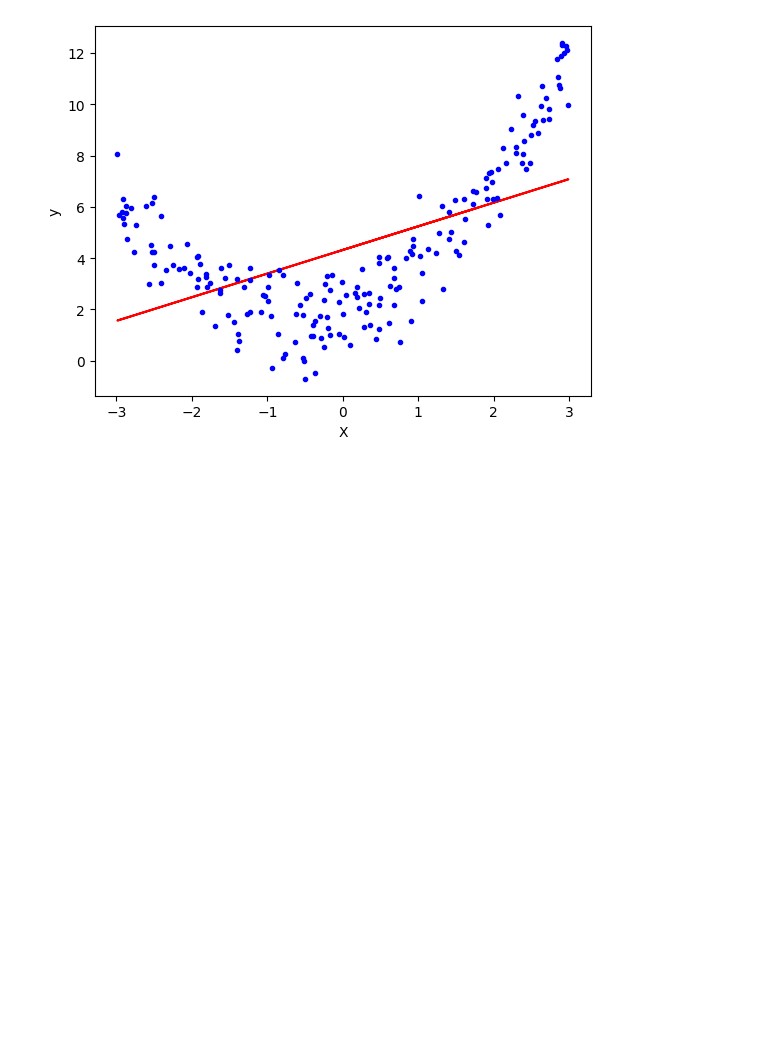
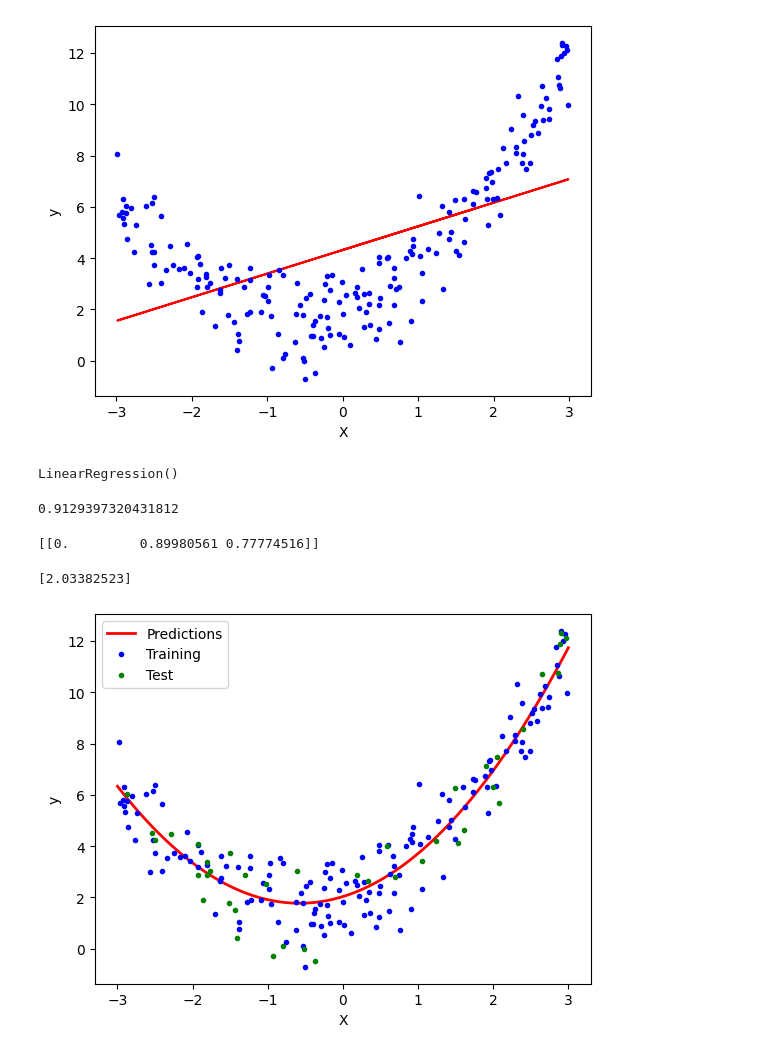
Before and after one commit to srsimonson/machine-learning, a Jupyter notebook: polynomial_regression.ipynb, the cells around one changed output. Cells and saved outputs as stored; diff of their text form; code cells hidden in the pictures; blank space fills up the shorter version.

Commit message:
poly model

```diff
--- a/polynomial_regression.ipynb
+++ b/polynomial_regression.ipynb
@@ -50,3 +50,41 @@ plt.show()
 [figure]
 # %%
 # polynomial regression
+poly = PolynomialFeatures(degree=2, include_bias=True)
+
+X_train_trans = poly.fit_transform(X_train) # training data uses fit_transform() because it goes through the model
+X_test_trans = poly.transform(X_test) # test data is just transform()
+# %%
+lr = LinearRegression()
+lr.fit(X_train_trans, y_train)
+# %% [output]
+LinearRegression()
+# %%
+y_pred = lr.predict(X_test_trans)
+r2_score(y_test, y_pred)
+
+# much better r2-score than simple linear regression
+# %% [output]
+0.9129397320431812
+# %%
+print(lr.coef_)
+# %% [output]
+[[0.         0.89980561 0.77774516]]
+# %%
+print(lr.intercept_)
+# %% [output]
+[2.03382523]
+# %%
+X_new = np.linspace(-3, 3, 200).reshape(200, 1)
+X_new_poly = poly.transform(X_new)
+y_new = lr.predict(X_new_poly)
+# %%
+plt.plot(X_new, y_new, 'r-', linewidth=2, label='Predictions')
+plt.plot(X_train, y_train, 'b.', label='Training')
+plt.plot(X_test, y_test, 'g.', label='Test')
+plt.xlabel('X')
+plt.ylabel('y')
+plt.legend()
+plt.show()
+# %% [output]
+[figure, added]
```
